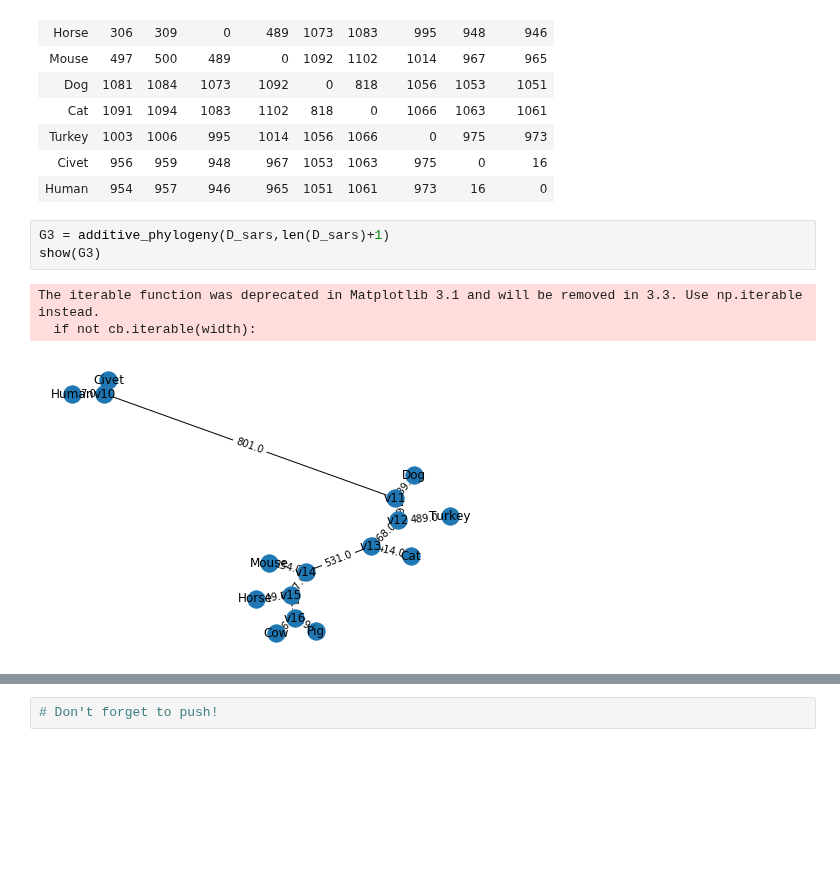
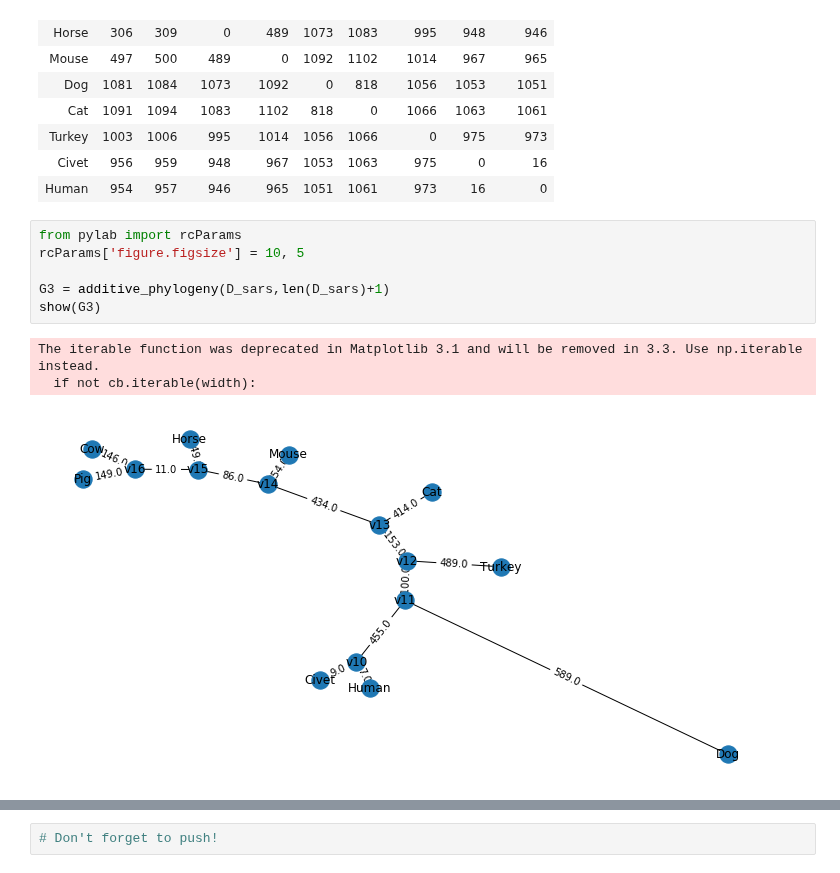
Before and after one commit to anderson-github-classroom/csc-448-student, a Jupyter notebook: labs/Lab2.ipynb, the cells around one changed output, grey strips where cells are left out. Drawn from its saved outputs; the diff is of its cells as text; blank space fills up the shorter version.

```diff
--- a/labs/Lab2.ipynb
+++ b/labs/Lab2.ipynb
@@ -385,12 +388,15 @@ D_sars
 | Civet | 956 | 959 | 948 | 967 | 1053 | 1063 | 975 | 0 | 16 |
 | Human | 954 | 957 | 946 | 965 | 1051 | 1061 | 973 | 16 | 0 |
 # %%
+from pylab import rcParams
+rcParams['figure.figsize'] = 10, 5
+
 G3 = additive_phylogeny(D_sars,len(D_sars)+1)
 show(G3)
 # %% [output]
 The iterable function was deprecated in Matplotlib 3.1 and will be removed in 3.3. Use np.iterable instead.
   if not cb.iterable(width):
-[figure, old version]
+[figure, new version]
 # %%
 show_adj(G3)
 # %% [output]
```
Also changed, not shown: parts of 4 cells of this notebook, 3 other files.
